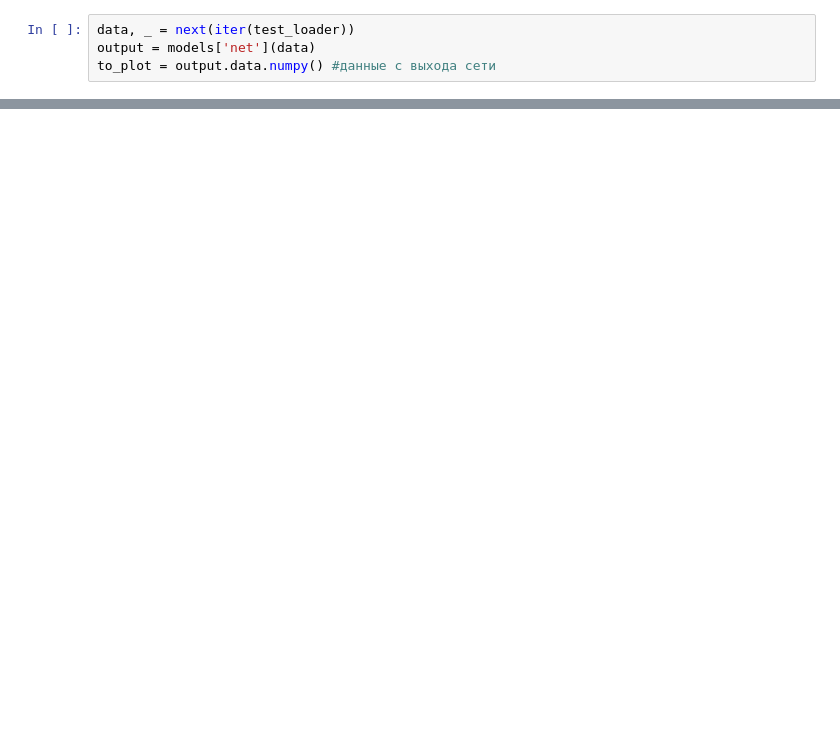
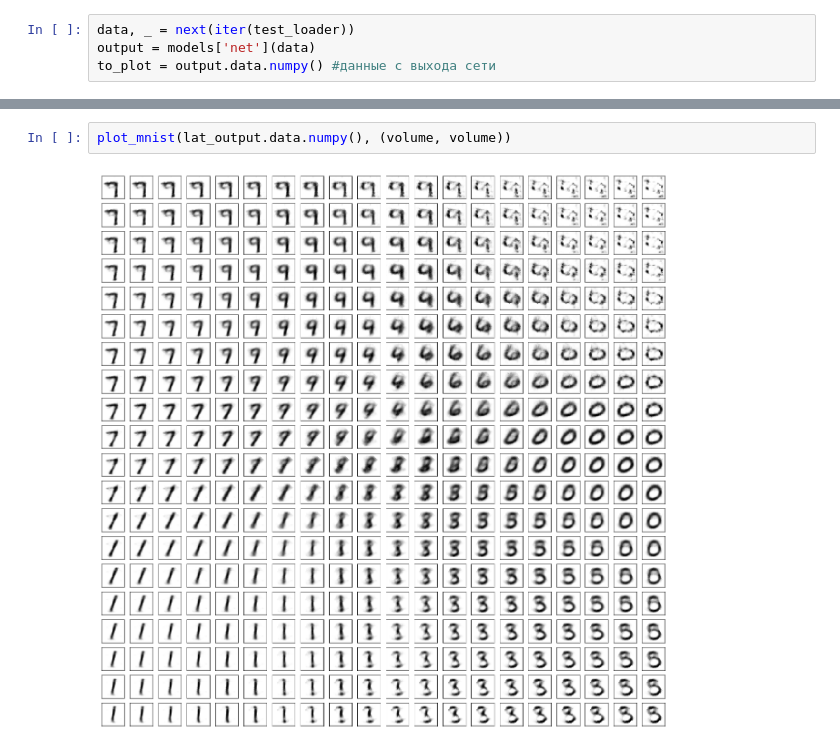
Before and after one commit to OlegWorld/otus_nn_hw9, a Jupyter notebook: vae_conv_ae.ipynb, the cells around one changed output, grey strips where cells are left out. Cells and saved outputs as stored; diff of their text form; blank space fills up the shorter version.

```diff
--- a/vae_conv_ae.ipynb
+++ b/vae_conv_ae.ipynb
@@ -252,0 +259,4 @@ plot_mnist(to_plot, (5, 10))
+# %%
+plot_mnist(lat_output.data.numpy(), (volume, volume))
+# %% [output]
+[figure, added]
```
Also changed, not shown: parts of 9 cells of this notebook.
